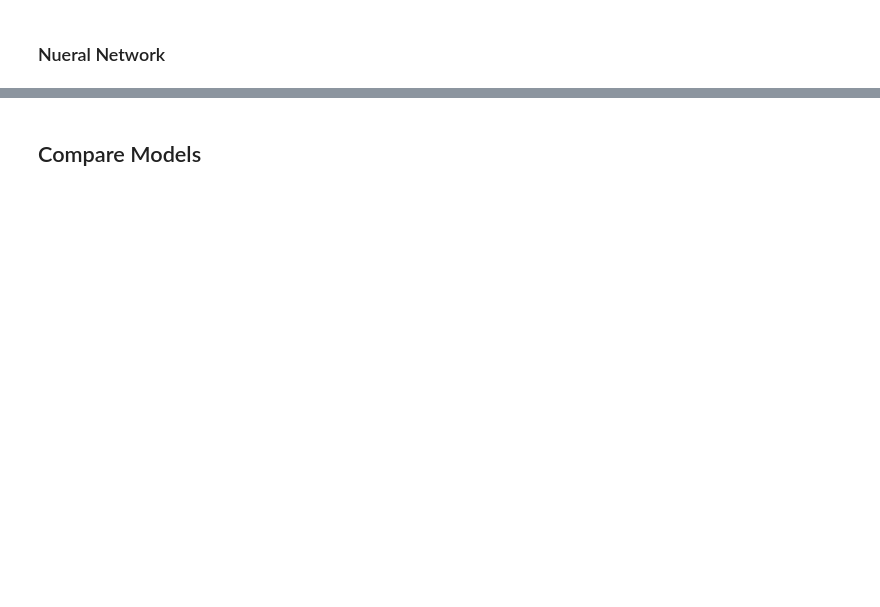
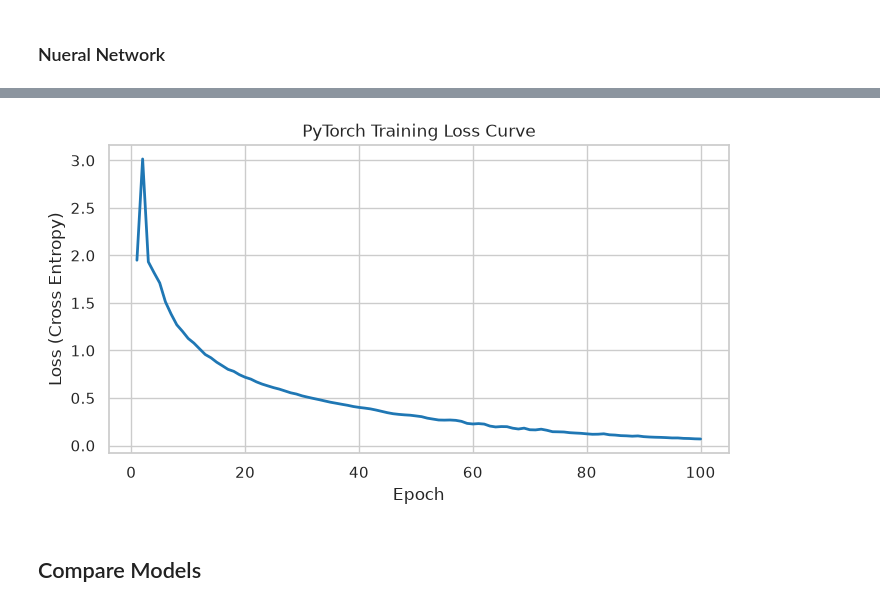
Before and after one commit to shoshanabernstein/Python-Final-Project, a Jupyter notebook: obesity_classification.ipynb, the cells around one changed output, grey strips where cells are left out. Cells and saved outputs as stored; diff of their text form; code cells hidden in the pictures; blank space fills up the shorter version.

```diff
--- a/obesity_classification.ipynb
+++ b/obesity_classification.ipynb
@@ -269,0 +472,9 @@ Overweight_Level_II       0.77      0.86      0.82        87
+# %%
+random_forest_pipe = Pipeline([('preprocessor', preprocessor),
+                 ('model', RandomForestClassifier(random_state=42, n_estimators=6, max_depth=10))])
+
+start_train = time.perf_counter()
+random_forest_pipe.fit(X_train, y_train)
+end_train = time.perf_counter()
+
+train_time = end_train - start_train
@@ -271,0 +525,24 @@ Overweight_Level_II       0.77      0.86      0.82        87
+# %%
+torch.manual_seed(42)
+
+class ObesityClassModel(nn.Module):
+    def __init__(self, input_shape, output_shape):
+        super().__init__()
+        self.layer_stack = nn.Sequential(
+            nn.Linear(in_features=input_shape, out_features=64),
+            nn.ReLU(),
+            nn.Linear(64, 32),
+            nn.ReLU(),
+            nn.Linear(32, output_shape)
+
+        )
+
+    def forward(self, x):
+        return self.layer_stack(x)
+# %%
+torch.manual_seed(42)
+
+model = ObesityClassModel(input_shape=X_train_tensor.shape[1], output_shape=len(torch.unique(y_train_tensor)))
+# %%
+loss_fn = nn.CrossEntropyLoss()
+optimizer = torch.optim.Adam(params=model.parameters(), lr=0.1)
@@ -272,2 +596,12 @@ Overweight_Level_II       0.77      0.86      0.82        87
+# %%
+plt.figure(figsize=(8, 4))
+plt.plot(range(1, epochs + 1), loss_history, color="tab:blue", linewidth=2)
+plt.title("PyTorch Training Loss Curve")
+plt.xlabel("Epoch")
+plt.ylabel("Loss (Cross Entropy)")
+plt.grid(True)
+plt.show()
+# %% [output]
+[figure, added]
 # %% [markdown]
 ## Compare Models
```
Also changed, not shown: parts of 29 cells of this notebook.
